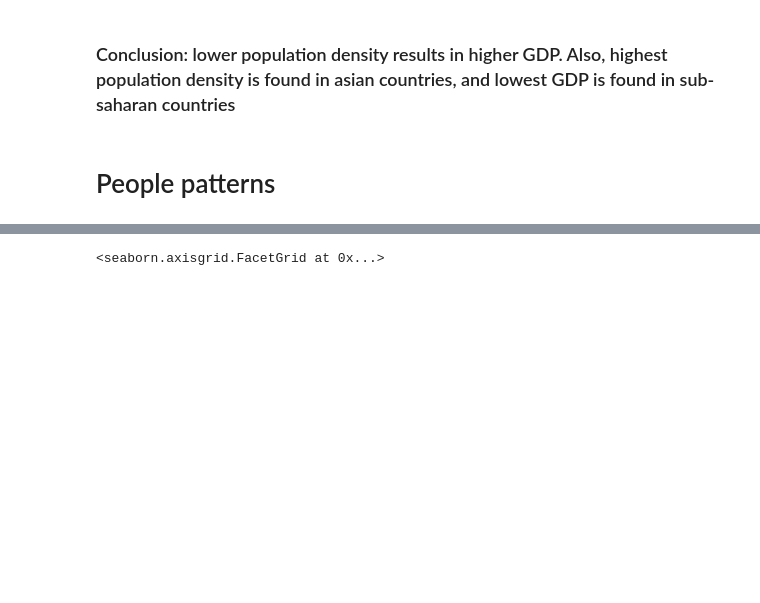
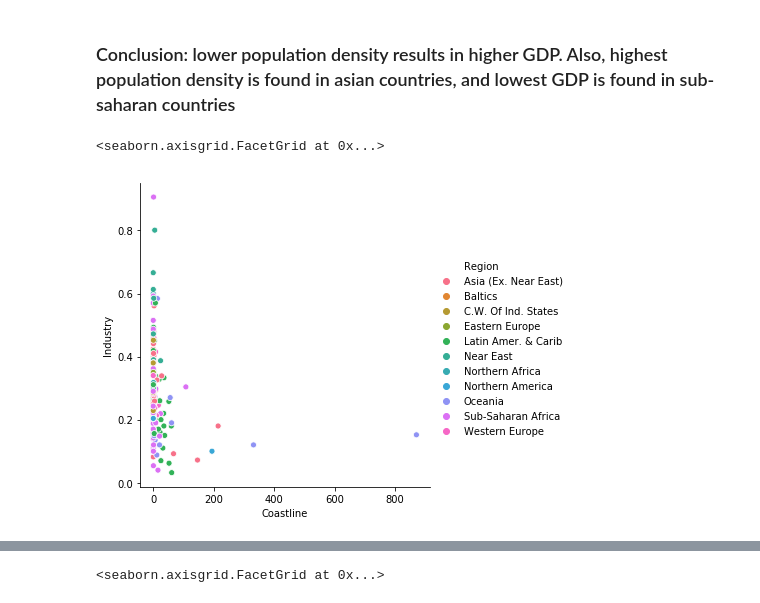
Before and after one commit to Sanaa495/data-wrangling, a Jupyter notebook: Data wrangling countries dataset/Countries-of-the-world.ipynb, the cells around one changed output, grey strips where cells are left out. Saved outputs shown, nothing was run; the diff lists cells and outputs as text; code cells hidden in the pictures; blank space fills up the shorter version.

```diff
--- a/Data wrangling countries dataset/Countries-of-the-world.ipynb
+++ b/Data wrangling countries dataset/Countries-of-the-world.ipynb
@@ -407,5 +409,8 @@ sns.relplot(x='Pop_density',y='GDP', data=data_copy[data_copy[i]<data_copy[i].qu
 [figure]
 # %% [markdown]
 ### Conclusion: lower population density results in higher GDP. Also, highest population density is found in asian countries, and lowest GDP is found in sub-saharan countries
-# %% [markdown]
-# People patterns
+# %%
+sns.relplot(x='Coastline',y='Industry', data=data_copy.dropna(), hue='Region')
+# %% [output]
+<seaborn.axisgrid.FacetGrid at 0x...>
+[figure, added]
```
Also changed, not shown: parts of 28 cells of this notebook.
